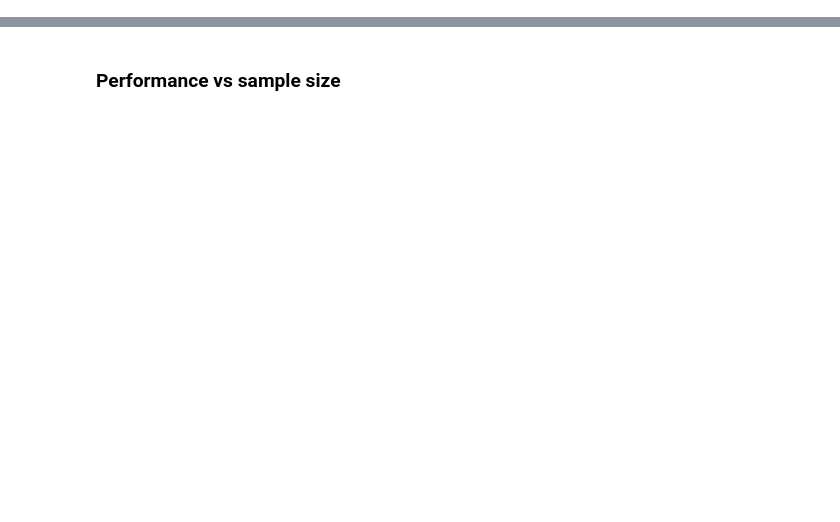
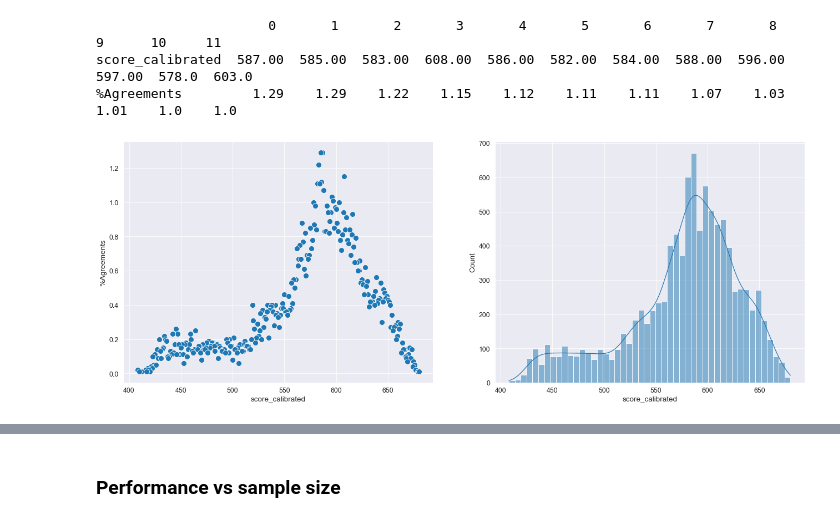
Before and after one commit to m-konopka/ml-scoring, a Jupyter notebook: 04 LightGBM.ipynb, the cells around one changed output, grey strips where cells are left out. Drawn from its saved outputs; the diff is of its cells as text; code cells hidden in the pictures; blank space fills up the shorter version.

```diff
--- a/04 LightGBM.ipynb
+++ b/04 LightGBM.ipynb
@@ -47 +166,5 @@ SEED = 42
+# %%
+# Drop unused variables
+X_train = X_train[final_variables]
+X_test = X_test[final_variables]
 # %% [markdown]
@@ -133,0 +284,18 @@ plt.savefig('Img\lr_cv_roc.png', facecolor='w')
+# %%
+# Score distribution
+preds_calibrated = pd.DataFrame(np.round(50*np.log(preds/(1-preds))+500), columns=["score_calibrated"])
+
+score_distr = preds_calibrated['score_calibrated'].value_counts()/preds_calibrated.shape[0]*100
+score_distr_df = pd.concat([pd.Series(list(score_distr.index), name='score_calibrated'), pd.Series(list(score_distr), name='%Agreements')], axis=1)
+print(score_distr_df.head(12).T.to_string())
+
+fig, axs = plt.subplots(1, 2, figsize=(22,8))
+sns.scatterplot(data=score_distr_df, x="score_calibrated", y="%Agreements", s=100, ax=axs[0])
+sns.histplot(data=preds_calibrated, x="score_calibrated", kde=True, ax=axs[1])
+
+plt.savefig(os.path.join("Experiment_results", "LightGBM", "lgb_score_distr.png"), facecolor="w")
+# %% [output]
+                      0       1       2       3       4       5       6       7       8       9      10     11
+score_calibrated  587.00  585.00  583.00  608.00  586.00  582.00  584.00  588.00  596.00  597.00  578.0  603.0
+%Agreements         1.29    1.29    1.22    1.15    1.12    1.11    1.11    1.07    1.03    1.01    1.0    1.0
+[figure, added]
```
Also changed, not shown: parts of 26 cells of this notebook, 49 other files.
